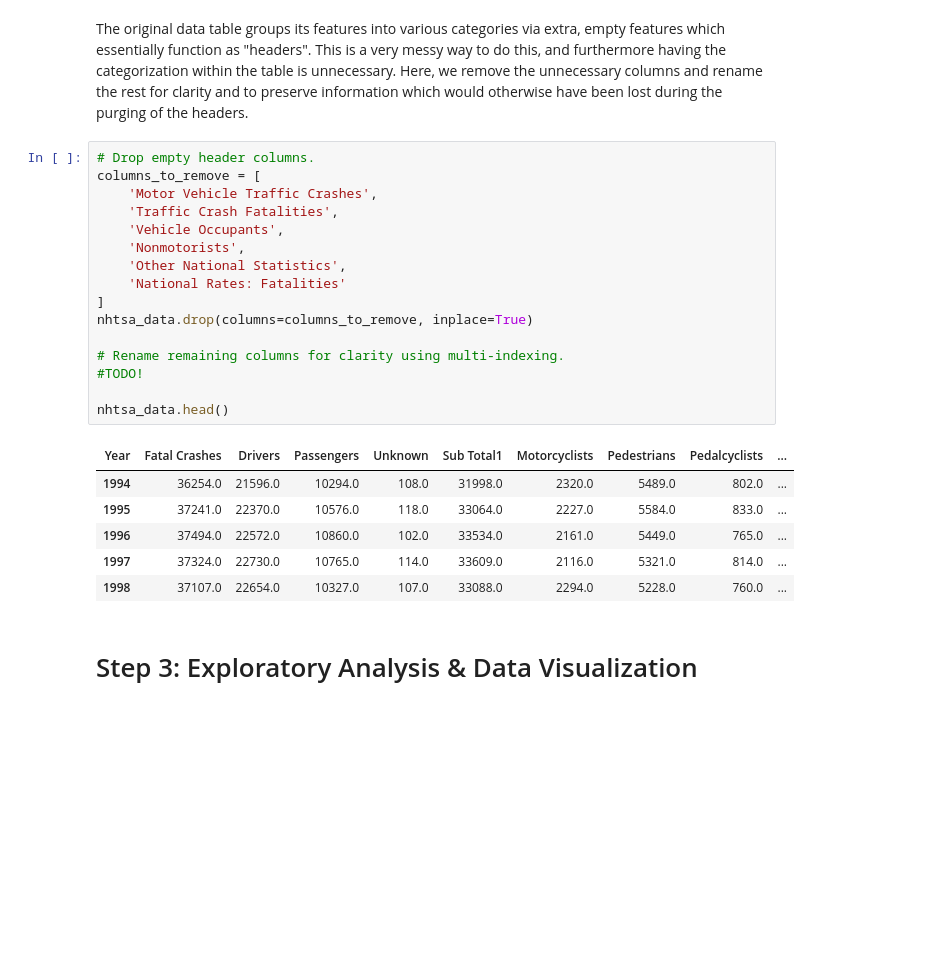
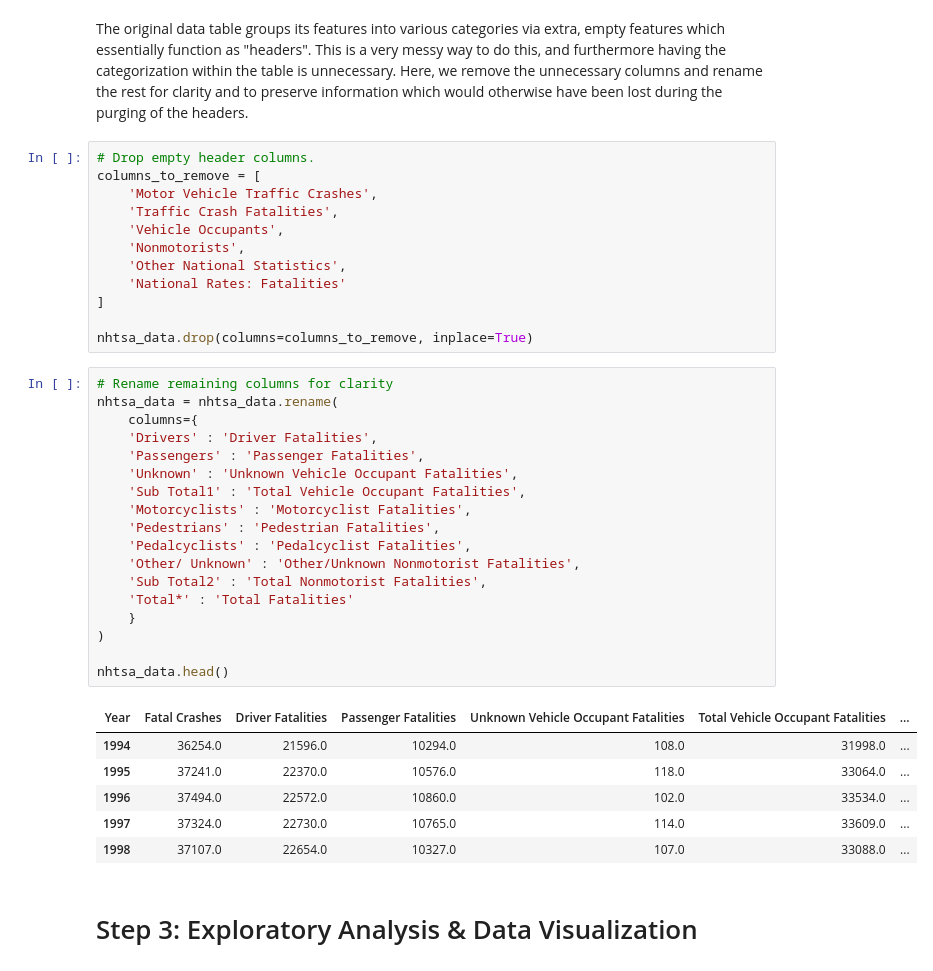
Before and after one commit to nicholasbreymaier/nicholasbreymaier.github.io, a Jupyter notebook: CMSC320_Final_Tutorial.ipynb, the cells around one changed output. Cells and saved outputs as stored; diff of their text form; blank space fills up the shorter version.

```diff
--- a/CMSC320_Final_Tutorial.ipynb
+++ b/CMSC320_Final_Tutorial.ipynb
@@ -71,18 +87,32 @@ columns_to_remove = [
     'Other National Statistics',
     'National Rates: Fatalities'
 ]
+
 nhtsa_data.drop(columns=columns_to_remove, inplace=True)
-
-# Rename remaining columns for clarity using multi-indexing.
-#TODO!
-
-nhtsa_data.head()
-# %% [output]
-| Year | Fatal Crashes | Drivers | Passengers | Unknown | Sub Total1 | Motorcyclists | Pedestrians | Pedalcyclists | ... |
-| 1994 | 36254.0 | 21596.0 | 10294.0 | 108.0 | 31998.0 | 2320.0 | 5489.0 | 802.0 | ... |
-| 1995 | 37241.0 | 22370.0 | 10576.0 | 118.0 | 33064.0 | 2227.0 | 5584.0 | 833.0 | ... |
-| 1996 | 37494.0 | 22572.0 | 10860.0 | 102.0 | 33534.0 | 2161.0 | 5449.0 | 765.0 | ... |
-| 1997 | 37324.0 | 22730.0 | 10765.0 | 114.0 | 33609.0 | 2116.0 | 5321.0 | 814.0 | ... |
-| 1998 | 37107.0 | 22654.0 | 10327.0 | 107.0 | 33088.0 | 2294.0 | 5228.0 | 760.0 | ... |
+# %%
+# Rename remaining columns for clarity
+nhtsa_data = nhtsa_data.rename(
+    columns={
+    'Drivers' : 'Driver Fatalities',
+    'Passengers' : 'Passenger Fatalities',
+    'Unknown' : 'Unknown Vehicle Occupant Fatalities',
+    'Sub Total1' : 'Total Vehicle Occupant Fatalities',
+    'Motorcyclists' : 'Motorcyclist Fatalities',
+    'Pedestrians' : 'Pedestrian Fatalities',
+    'Pedalcyclists' : 'Pedalcyclist Fatalities',
+    'Other/ Unknown' : 'Other/Unknown Nonmotorist Fatalities',
+    'Sub Total2' : 'Total Nonmotorist Fatalities',
+    'Total*' : 'Total Fatalities'
+    }
+)
+
+nhtsa_data.head()
+# %% [output]
+| Year | Fatal Crashes | Driver Fatalities | Passenger Fatalities | Unknown Vehicle Occupant Fatalities | Total Vehicle Occupant Fatalities | ... |
+| 1994 | 36254.0 | 21596.0 | 10294.0 | 108.0 | 31998.0 | ... |
+| 1995 | 37241.0 | 22370.0 | 10576.0 | 118.0 | 33064.0 | ... |
+| 1996 | 37494.0 | 22572.0 | 10860.0 | 102.0 | 33534.0 | ... |
+| 1997 | 37324.0 | 22730.0 | 10765.0 | 114.0 | 33609.0 | ... |
+| 1998 | 37107.0 | 22654.0 | 10327.0 | 107.0 | 33088.0 | ... |
 # %% [markdown]
 # Step 3: Exploratory Analysis & Data Visualization
```
Also changed, not shown: parts of 4 cells of this notebook.
